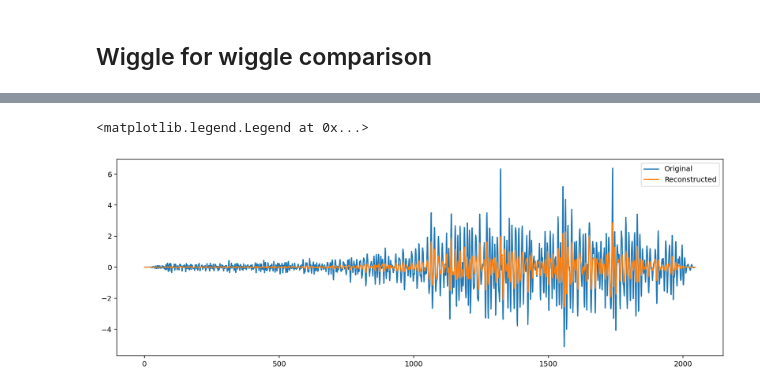
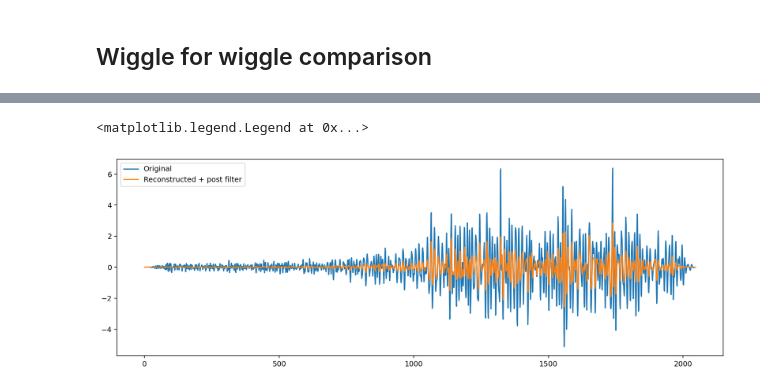
Before and after one commit to maniatisni/iDAS-self-supervised-denoising, a Jupyter notebook: testing.ipynb, the cells around one changed output, grey strips where cells are left out. Drawn from its saved outputs; the diff is of its cells as text; code cells hidden in the pictures.

```diff
--- a/testing.ipynb
+++ b/testing.ipynb
@@ -145,9 +163,9 @@ plt.legend()
 # %%
 channel=155
 plt.figure(figsize=(15,5),dpi=140)
 plt.plot(eval_sample[channel],label='Original')
-plt.plot(output_[channel],label='Reconstructed')
+plt.plot(output_[channel],label='Reconstructed + post filter')
 plt.legend()
 # %% [output]
 <matplotlib.legend.Legend at 0x...>
-[figure, old version]
+[figure, new version]
```
Also changed, not shown: parts of 4 cells of this notebook.
